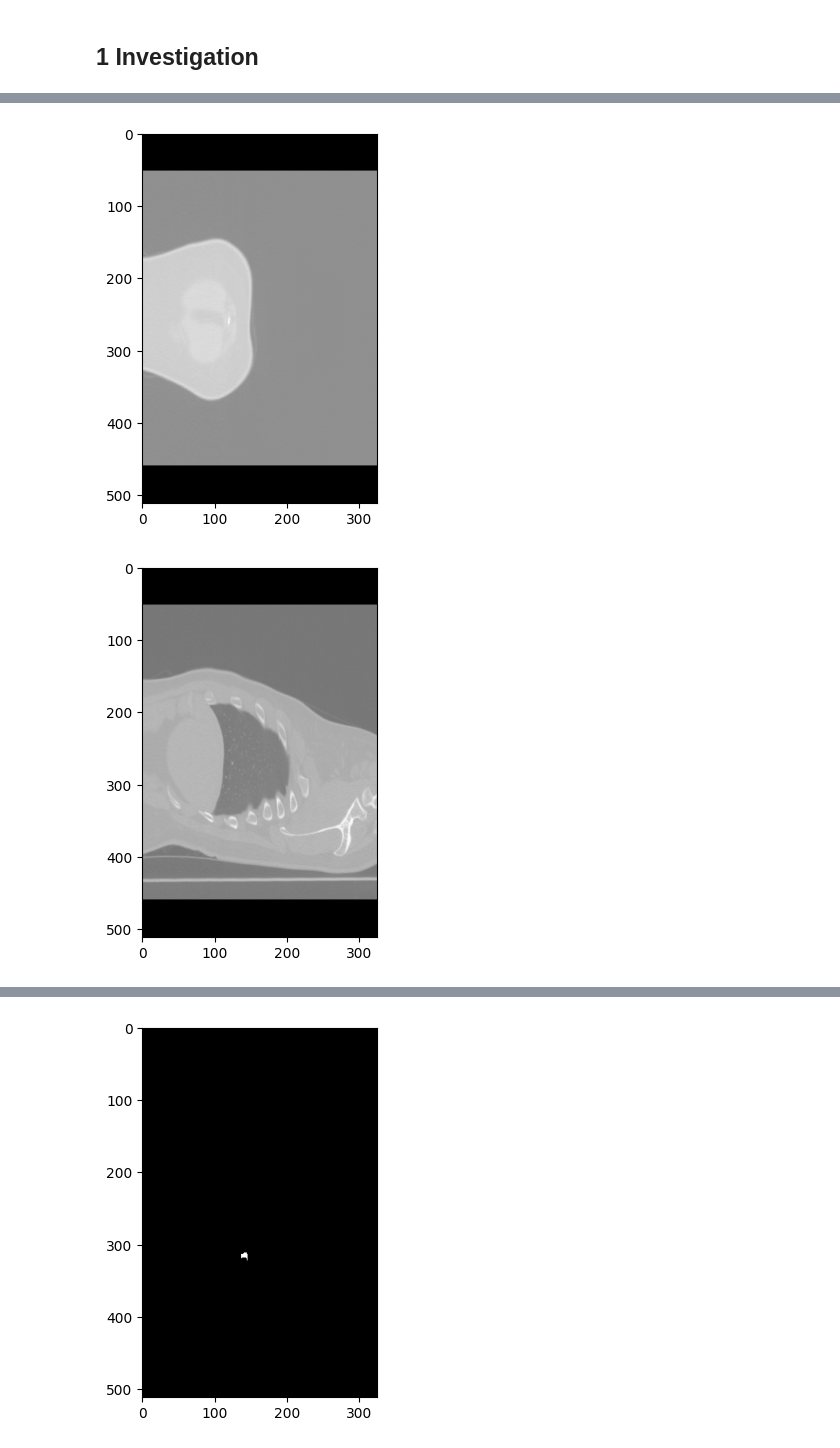
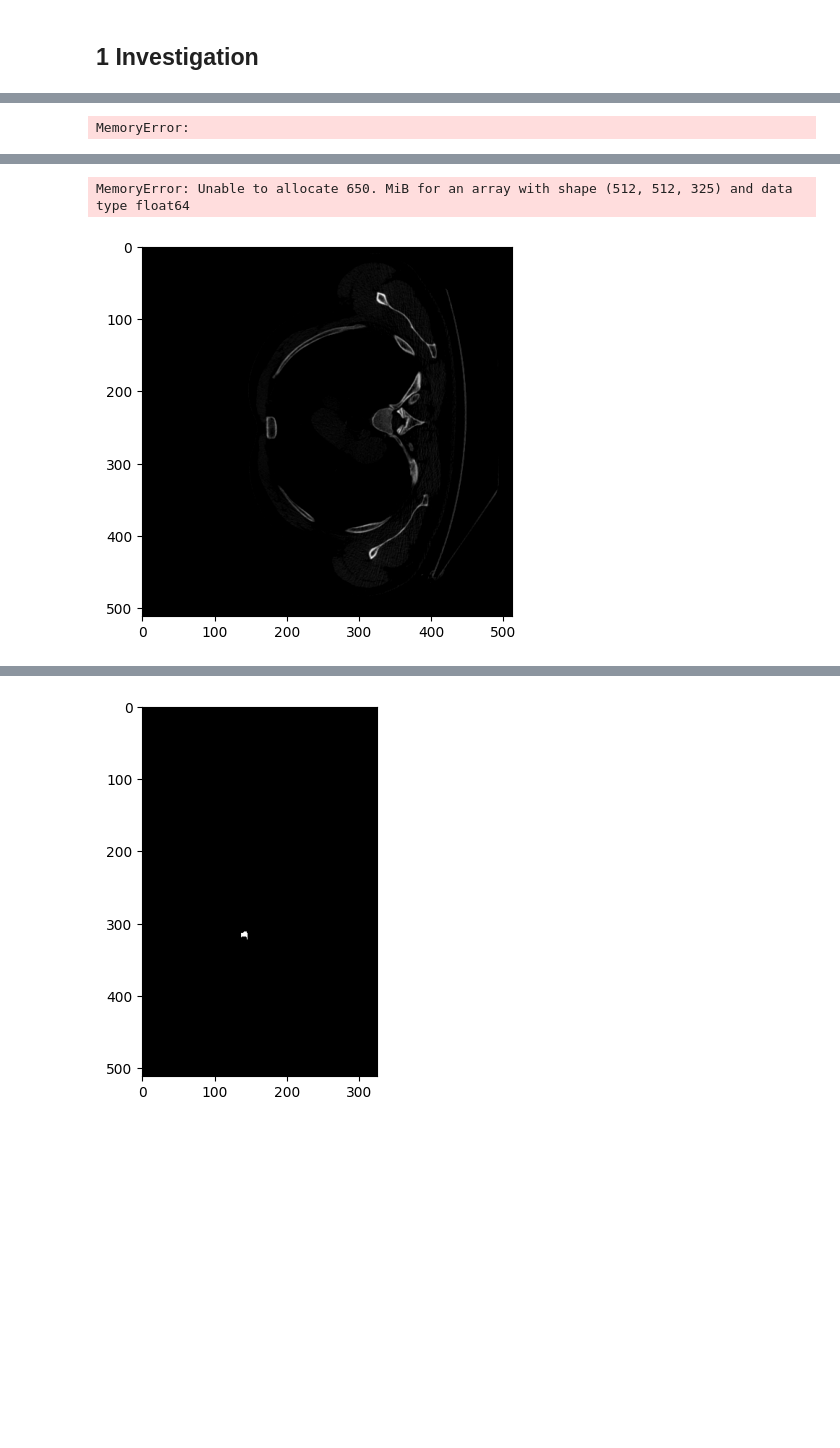
Before and after one commit to elidub/MedicalImaging_Ribfracture, a Jupyter notebook: notebooks/data_exploration_martijn.ipynb, the cells around one changed output, grey strips where cells are left out. Cells and saved outputs as stored; diff of their text form; code cells hidden in the pictures; blank space fills up the shorter version.

Commit message:
Added reLU image transformation

```diff
--- a/notebooks/data_exploration_martijn.ipynb
+++ b/notebooks/data_exploration_martijn.ipynb
@@ -24,16 +22,21 @@ def read_image(file_path):
 # %%
-image_data, _ = read_image(os.path.join(path, 'data/ribfrac-val-images/RibFrac421-image.nii.gz'))
-label_data, header = read_image(os.path.join(path, 'data/ribfrac-val-labels/RibFrac421-label.nii.gz'))
+image_data, _ = read_image(os.path.join(path, 'data_dev/data_dev/train/images/RibFrac421-image.nii.gz'))
+label_data, header = read_image(os.path.join(path, 'data_dev/data_dev/train/labels/RibFrac421-label.nii.gz'))
+# %% [output]
+MemoryError:
 # %%
 import matplotlib.pyplot as plt
+import numpy as np
+
+def imagerelu(x):
+    return np.where(np.asarray(x) > 0, x, 0)
 
 # plot the image
-plt.imshow(image_data[:,:,100], cmap='gray')
+plt.imshow(image_data[:,:,240], cmap='gray')
 plt.show()
 
-plt.imshow(image_data[:,100,:], cmap='gray')
-plt.show()
+# plot transformed image
+plt.imshow(imagerelu(image_data[:,:,240]), cmap='gray')
 
-plt.imshow(image_data[100,:,:], cmap='gray')
-plt.show()
+image_data = imagerelu(image_data)
 # %% [output]
@@ -41,5 +44,5 @@ plt.show()
+MemoryError: Unable to allocate 650. MiB for an array with shape (512, 512, 325) and data type float64
-[figure, old version]
+[figure, new version]
-[figure, removed]
 # %%
 print(label_data.shape)
 print(header)
```
Also changed, not shown: parts of 3 cells of this notebook.
